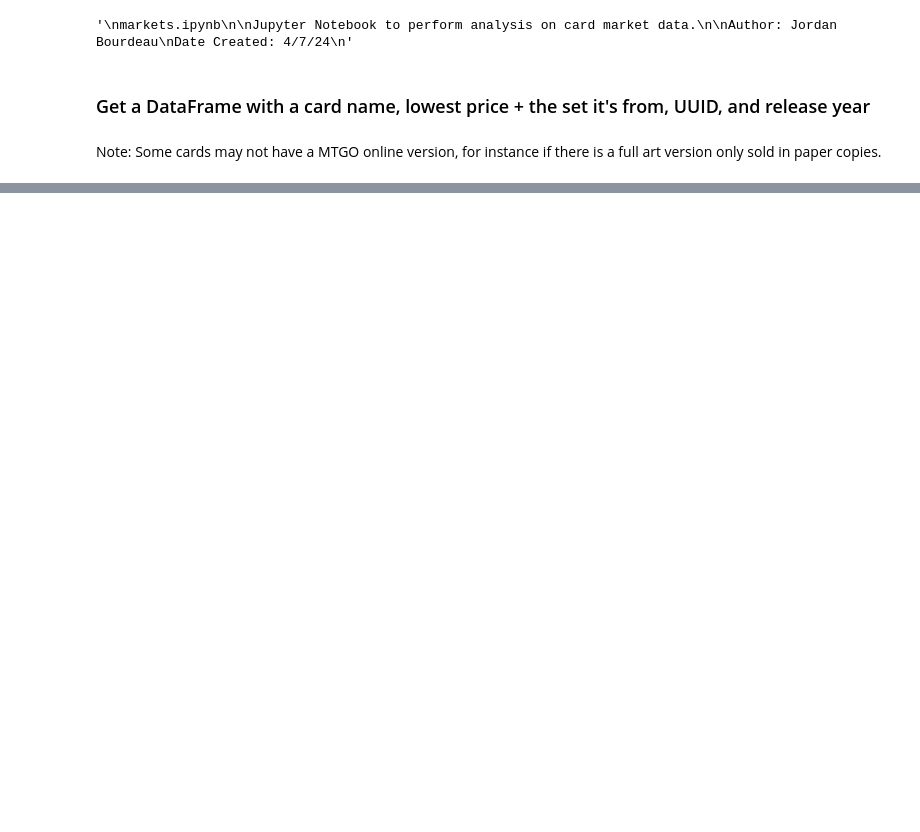
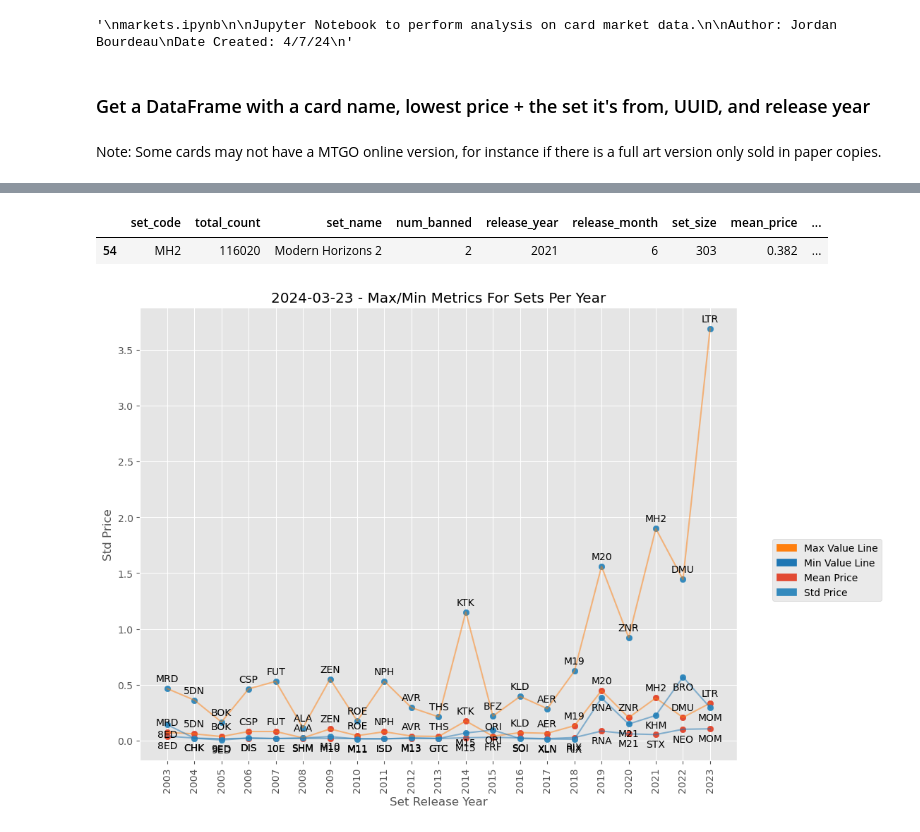
Before and after one commit to caseyforey/DS-final-CForey-Jbourds, a Jupyter notebook: markets.ipynb, the cells around one changed output, grey strips where cells are left out. Drawn from its saved outputs; the diff is of its cells as text; code cells hidden in the pictures; blank space fills up the shorter version.

```diff
--- a/markets.ipynb
+++ b/markets.ipynb
@@ -26,6 +28,10 @@ import src.load.load_utils as load_utils
 ### Get a DataFrame with a card name, lowest price + the set it's from, UUID, and release year
 # %% [markdown]
 Note: Some cards may not have a MTGO online version, for instance if there is a full art version only sold in paper copies.
+# %%
+# Load dataset
+all_printings_filepath: str = os.path.join(c.DATA_DIRECTORY, 'AllPrintings.json')
+all_printings: dict = load_utils.load_json_data(all_printings_filepath)
 # %%
 card_price_df: pd.DataFrame = lpd.load_card_price_df()
 card_price_df.head()
@@ -128,0 +61,15 @@ No artists with labels found to put in legend.  Note that artists whose label st
+# %%
+# Augmenting set data with tournament data and number of banend cards
+augmented_data: pd.DataFrame = lsd.load_augmented_set_data(all_printings, 'modern')
+augmented_data[augmented_data['set_code'] == 'MH2']
+# %% [output]
+|  | set_code | total_count | set_name | num_banned | release_year | release_month | set_size | mean_price | ... |
+| 54 | MH2 | 116020 | Modern Horizons 2 | 2 | 2021 | 6 | 303 | 0.382 | ... |
+# %%
+from importlib import reload
+reload(psd)
+
+metrics: list[str] = ['mean_price', 'std_price']
+psd.plot_superimposed_max_min_metrics_by_year(augmented_data, metrics, datetime.date(2024, 3, 23))
+# %% [output]
+[figure, added]
```
Also changed, not shown: parts of 6 cells of this notebook, 21 other files.
